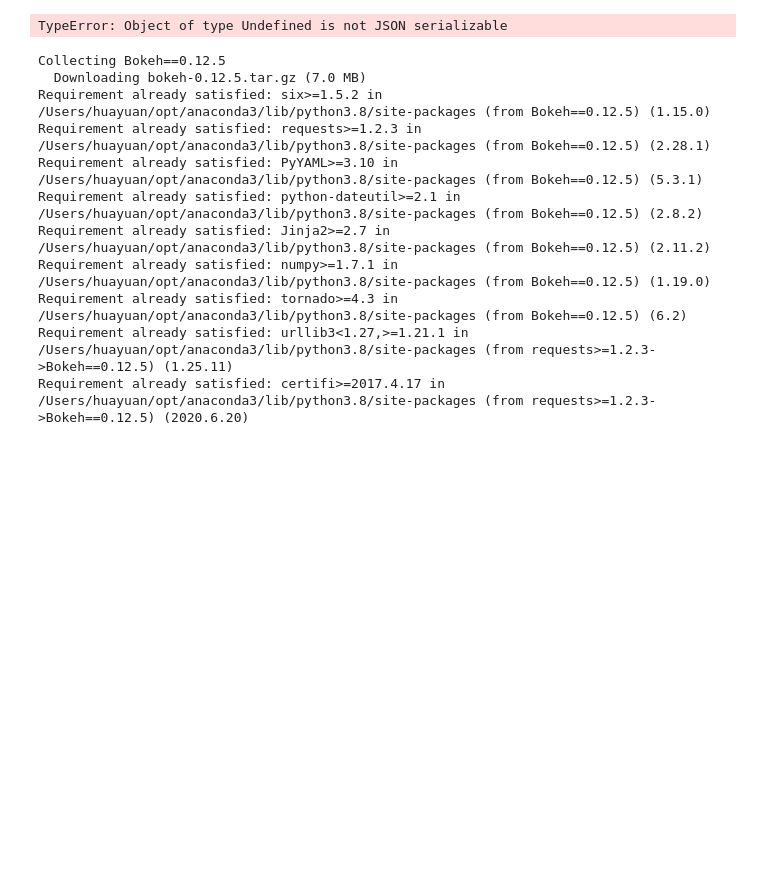
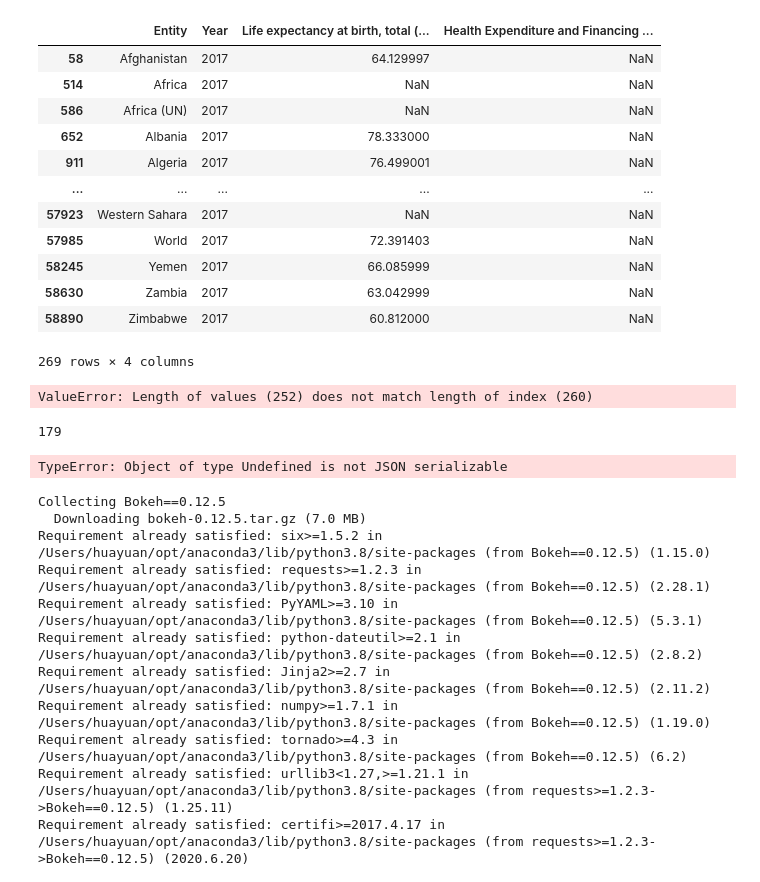
Before and after one commit to Davide011/social_data_project, a Jupyter notebook: notebook_hus.ipynb, the cells around one changed output. Drawn from its saved outputs; the diff is of its cells as text; code cells hidden in the pictures; blank space fills up the shorter version.

```diff
--- a/notebook_hus.ipynb
+++ b/notebook_hus.ipynb
@@ -790,0 +812,45 @@ AttributeError: type object 'CustomJS' has no attribute 'from_py_func'
+# %%
+# Only keep rows with 2021
+health_expen = health_expen[health_expen['Year'] == 2017]
+
+# sort by health expenditure
+health_expen = health_expen.sort_values(by=['Health Expenditure and Financing (per capita) (OECDstat (2017))'], ascending=False)
+health_expen
+# %% [output]
+|  | Entity | Year | Life expectancy at birth, total (... | Health Expenditure and Financing ... |
+| 58 | Afghanistan | 2017 | 64.129997 | NaN |
+| 514 | Africa | 2017 | NaN | NaN |
+| 586 | Africa (UN) | 2017 | NaN | NaN |
+| 652 | Albania | 2017 | 78.333000 | NaN |
+| 911 | Algeria | 2017 | 76.499001 | NaN |
+| ... | ... | ... | ... | ... |
+| 57923 | Western Sahara | 2017 | NaN | NaN |
+| 57985 | World | 2017 | 72.391403 | NaN |
+| 58245 | Yemen | 2017 | 66.085999 | NaN |
+| 58630 | Zambia | 2017 | 63.042999 | NaN |
+| 58890 | Zimbabwe | 2017 | 60.812000 | NaN |
+269 rows × 4 columns
+# %%
+# remove rows with country_name that do not match health_ex
+#life_ex = life_ex[life_ex['country_name'].isin(health_ex['Country'])]
+
+# remove rows in life_ex that where life_ex['year] =! 2019
+life_ex = life_ex[life_ex['year'] == 2019]
+
+
+# sort country_name alphabetically
+life_ex = life_ex.sort_values(by=['country_name'])
+
+# sort Country alphabetically
+health_ex = health_ex.sort_values(by=['Country'])
+
+# create new column in health_ex that is equal life_ex['value']
+health_ex['Life Expectancy'] = life_ex['value'].values
+
+health_ex
+# %% [output]
+ValueError: Length of values (252) does not match length of index (260)
+# %%
+len(life_ex)
+# %% [output]
+179
```
Also changed, not shown: parts of 7 cells of this notebook, 7 other files.
